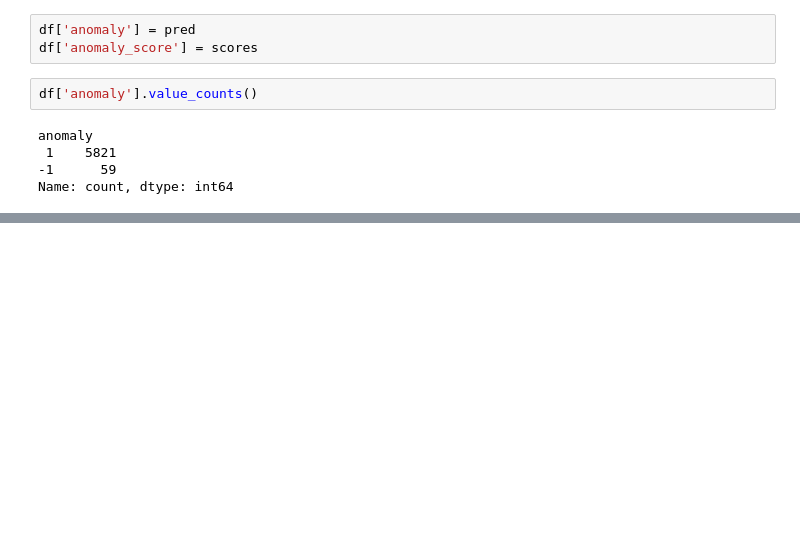
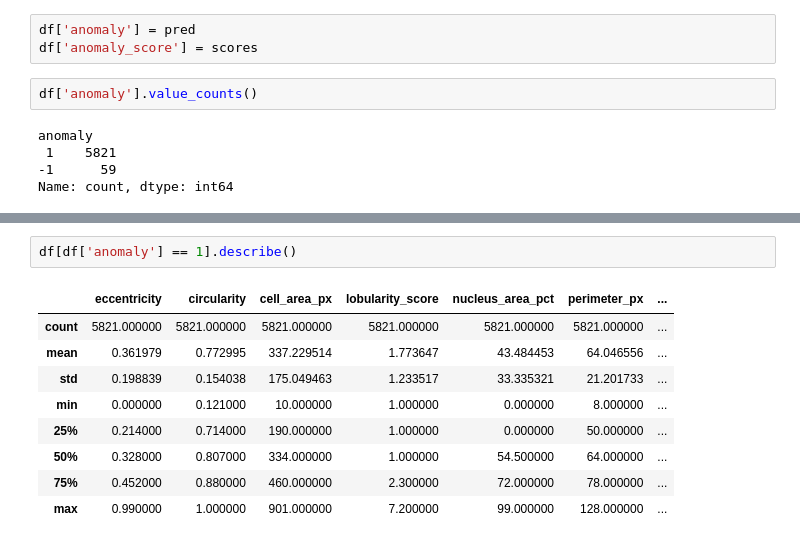
Before and after one commit to Aakashdeepsangwan/Machine-Learning, a Jupyter notebook: Isolation_Forest/X_selected.ipynb, the cells around one changed output, grey strips where cells are left out. Cells and saved outputs as stored; diff of their text form; blank space fills up the shorter version.

```diff
--- a/Isolation_Forest/X_selected.ipynb
+++ b/Isolation_Forest/X_selected.ipynb
@@ -81,0 +97,12 @@ plt.show()
+# %%
+df[df['anomaly'] == 1].describe()
+# %% [output]
+|  | eccentricity | circularity | cell_area_px | lobularity_score | nucleus_area_pct | perimeter_px | ... |
+| count | 5821.000000 | 5821.000000 | 5821.000000 | 5821.000000 | 5821.000000 | 5821.000000 | ... |
+| mean | 0.361979 | 0.772995 | 337.229514 | 1.773647 | 43.484453 | 64.046556 | ... |
+| std | 0.198839 | 0.154038 | 175.049463 | 1.233517 | 33.335321 | 21.201733 | ... |
+| min | 0.000000 | 0.121000 | 10.000000 | 1.000000 | 0.000000 | 8.000000 | ... |
+| 25% | 0.214000 | 0.714000 | 190.000000 | 1.000000 | 0.000000 | 50.000000 | ... |
+| 50% | 0.328000 | 0.807000 | 334.000000 | 1.000000 | 54.500000 | 64.000000 | ... |
+| 75% | 0.452000 | 0.880000 | 460.000000 | 2.300000 | 72.000000 | 78.000000 | ... |
+| max | 0.990000 | 1.000000 | 901.000000 | 7.200000 | 99.000000 | 128.000000 | ... |
```
Also changed, not shown: parts of 2 cells of this notebook.
